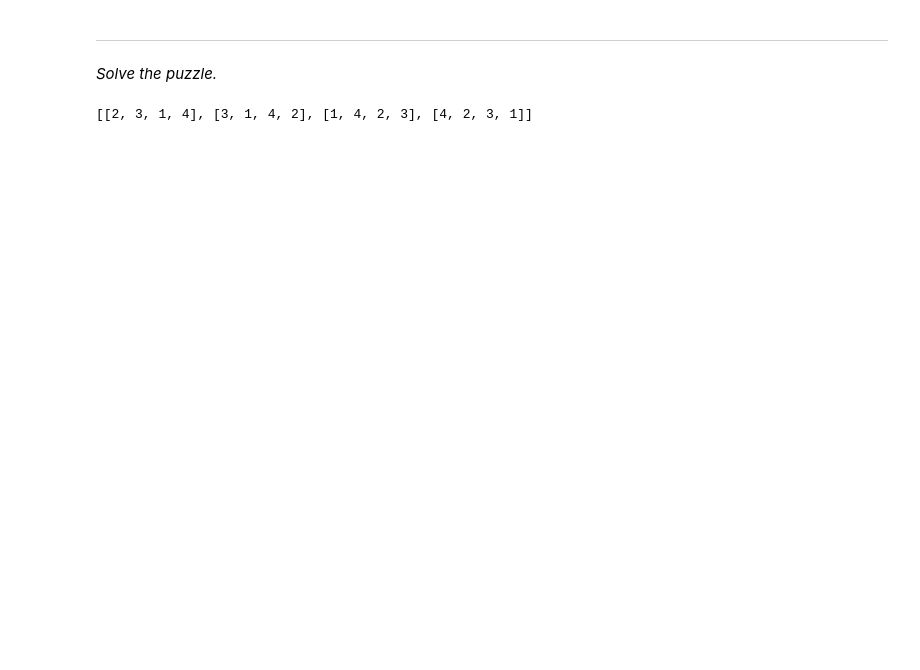
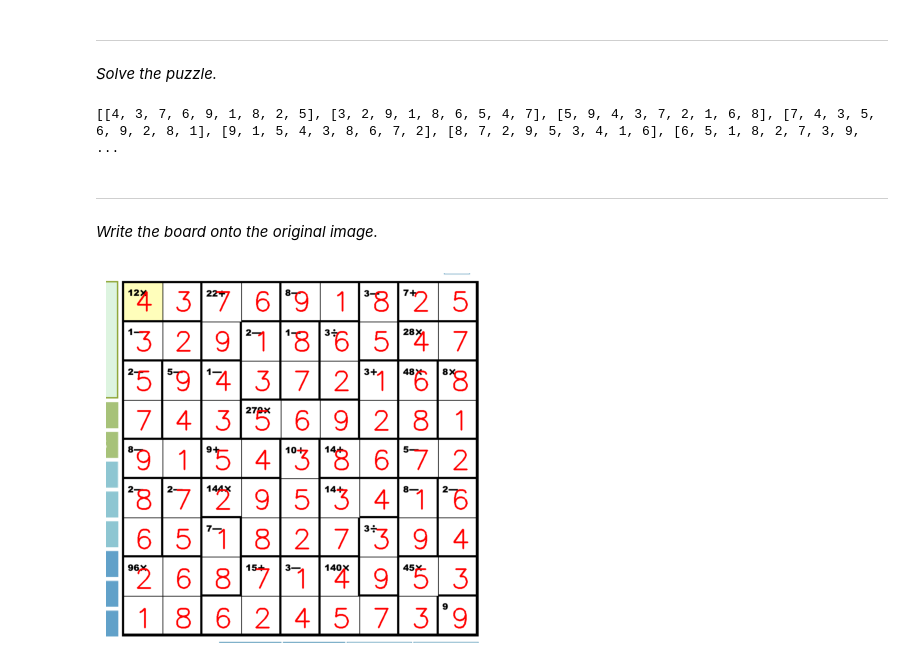
Before and after one commit to vivaansinghvi07/kenken-solver, a Jupyter notebook: main.ipynb, the cells around one changed output. Cells and saved outputs as stored; diff of their text form; code cells hidden in the pictures; blank space fills up the shorter version.

```diff
--- a/main.ipynb
+++ b/main.ipynb
@@ -225,6 +343,8 @@ def get_board(board, num):
 def get_possible_values(operation):
     result = operation["result"]
     match operation["operand"]:
+        case Ops.CONSTANT:
+            return {result}
         case Ops.SUBTRACTION:
             output = list()
             for i in range(result+1, GAME_SIZE+1):
@@ -287,17 +407,18 @@ rels = deepcopy(board)
 # fill arrays
 for op in operations:
     if op["operand"] == Ops.CONSTANT:
-        point = op["squares"][0]
-        mod_board(board, point.get_iter(GAME_SIZE), op["result"])
-        continue
+        iter = op["squares"][0].get_iter(GAME_SIZE)
+        mod_board(board, iter, op["result"])
+        mod_board(possible_values, iter, get_possible_values(op))
+
     for point in op["squares"]:
         iter = point.get_iter(GAME_SIZE)
-        mod_board(possible_values, iter, {*range(1, GAME_SIZE+1)}) #get_possible_values(op))
+        mod_board(possible_values, iter, get_possible_values(op))
         mod_board(rels, iter, deepcopy(op))
 
 def solve(board, iter):
     if iter >= GAME_SIZE**2:
-        raise Exception("Catch me! I'm done!")
+        raise SolveError("Catch me! I'm done!")
     if get_board(board, iter) != 0:
         solve(board, iter+1); return
     for value in range(1, GAME_SIZE+1):
@@ -313,8 +434,33 @@ try:
 
     # if made it through this point its not solved
     solved = False
-    print("Coudln't solve board.")
-except:
+    print("Couldn't solve board.")
+
+    board = [[0] * GAME_SIZE] * GAME_SIZE
+except SolveError:
     print(board)
 # %% [output]
-[[2, 3, 1, 4], [3, 1, 4, 2], [1, 4, 2, 3], [4, 2, 3, 1]]
+[[4, 3, 7, 6, 9, 1, 8, 2, 5], [3, 2, 9, 1, 8, 6, 5, 4, 7], [5, 9, 4, 3, 7, 2, 1, 6, 8], [7, 4, 3, 5, 6, 9, 2, 8, 1], [9, 1, 5, 4, 3, 8, 6, 7, 2], [8, 7, 2, 9, 5, 3, 4, 1, 6], [6, 5, 1, 8, 2, 7, 3, 9,  ...
+# %% [markdown]
+<hr>
+
+<i>Write the board onto the original image.</i>
+# %%
+y_buf = BOX_SIZE / 1.3
+x_buf = BOX_SIZE / 3
+
+x_offset = cropped_dims["x"]
+y_offset = cropped_dims["y"]
+
+newimg = og_img.copy()
+
+for y in range(GAME_SIZE):
+    for x in range(GAME_SIZE):
+        num = board[y][x]
+        x_pos = int(x * BOX_SIZE + x_buf + x_offset)
+        y_pos = int(y * BOX_SIZE + y_buf + y_offset)
+        newimg = cv2.putText(newimg, str(num), org=(x_pos, y_pos), fontFace=cv2.FONT_HERSHEY_SIMPLEX, fontScale=2.5, color=(0, 0, 255), thickness=4)
+
+imshow(newimg)
+# %% [output]
+[figure, added]
```
Also changed, not shown: parts of 7 cells of this notebook.
